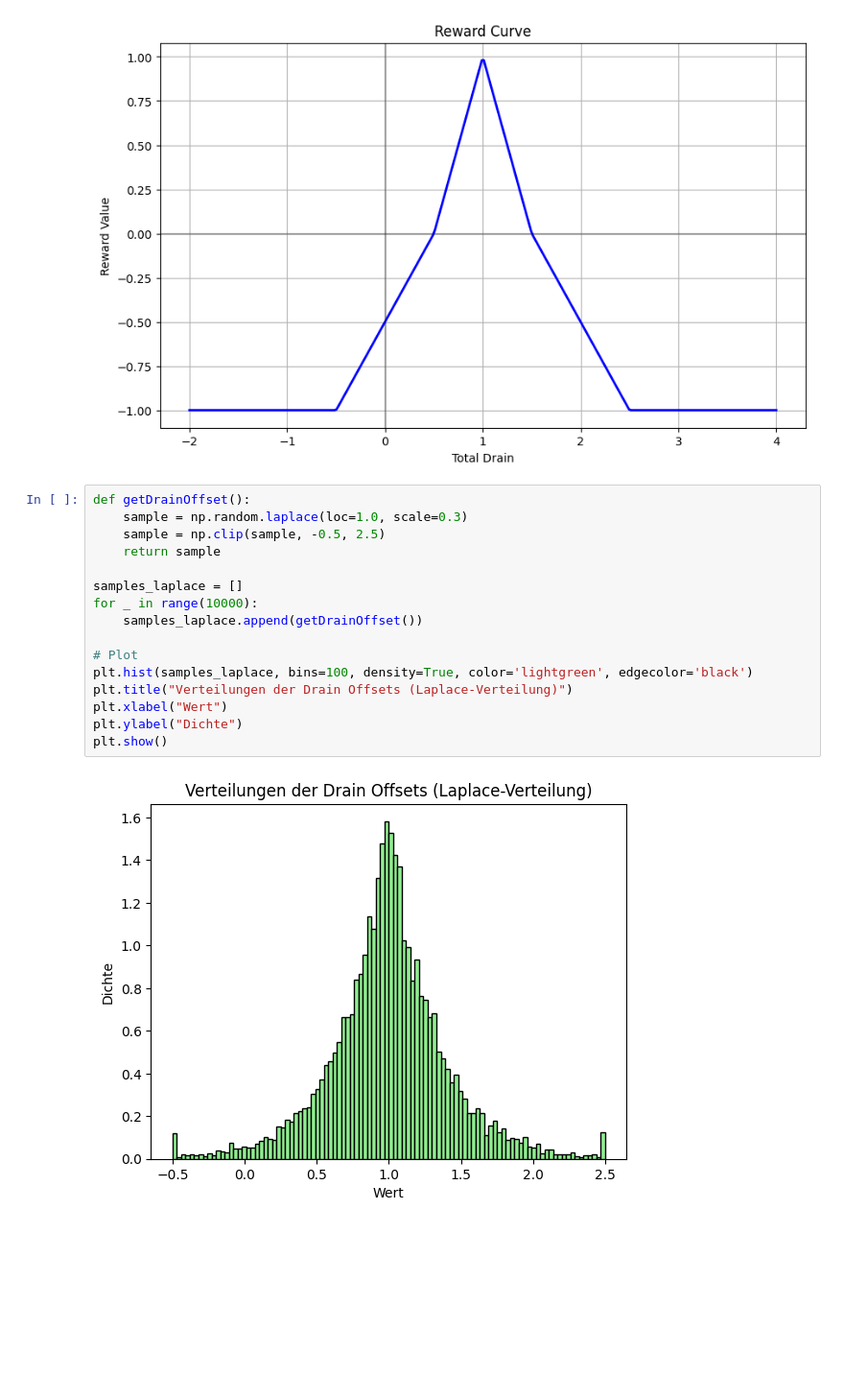
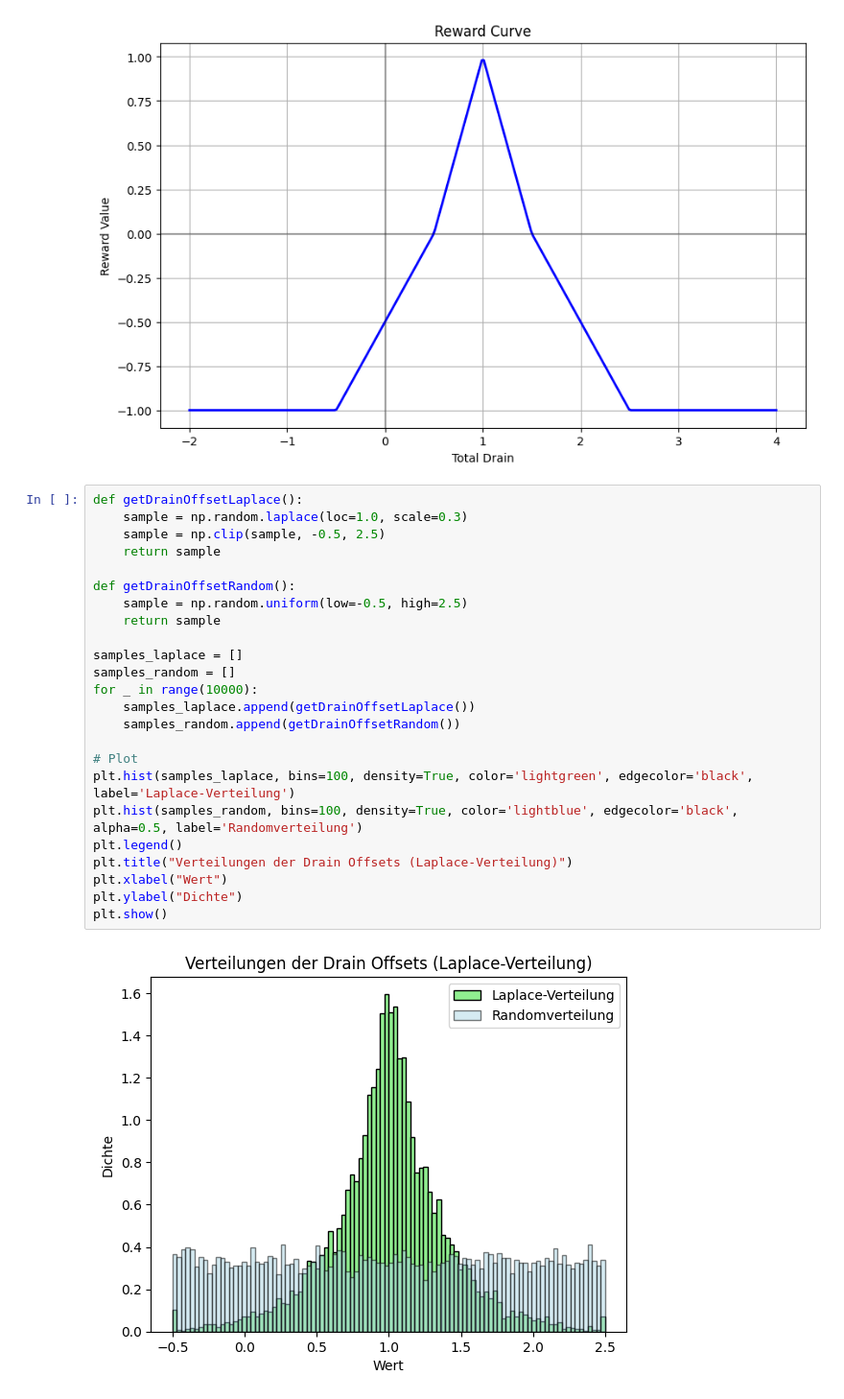
Before and after one commit to mclordo/research2.0, a Jupyter notebook: data/script/creatEpis.ipynb, the cells around one changed output. Shown at 96% size. Cells and saved outputs as stored; diff of their text form; blank space fills up the shorter version.

```diff
--- a/data/script/creatEpis.ipynb
+++ b/data/script/creatEpis.ipynb
@@ -46,23 +46,31 @@ plt.show()
 # %% [output]
 [figure]
 # %%
-def getDrainOffset():
+def getDrainOffsetLaplace():
     sample = np.random.laplace(loc=1.0, scale=0.3)
     sample = np.clip(sample, -0.5, 2.5)
     return sample
 
+def getDrainOffsetRandom():
+    sample = np.random.uniform(low=-0.5, high=2.5)
+    return sample
+
 samples_laplace = []
+samples_random = []
 for _ in range(10000):
-    samples_laplace.append(getDrainOffset())
+    samples_laplace.append(getDrainOffsetLaplace())
+    samples_random.append(getDrainOffsetRandom())
 
 # Plot
-plt.hist(samples_laplace, bins=100, density=True, color='lightgreen', edgecolor='black')
+plt.hist(samples_laplace, bins=100, density=True, color='lightgreen', edgecolor='black', label='Laplace-Verteilung')
+plt.hist(samples_random, bins=100, density=True, color='lightblue', edgecolor='black', alpha=0.5, label='Randomverteilung')
+plt.legend()
 plt.title("Verteilungen der Drain Offsets (Laplace-Verteilung)")
 plt.xlabel("Wert")
 plt.ylabel("Dichte")
 plt.show()
 # %% [output]
-[figure, old version]
+[figure, new version]
 # %%
 def getCSVData(csvfile):
     print(f"Processing file: {csvfile}")
```
Also changed, not shown: parts of 5 cells of this notebook, 26 other files.
